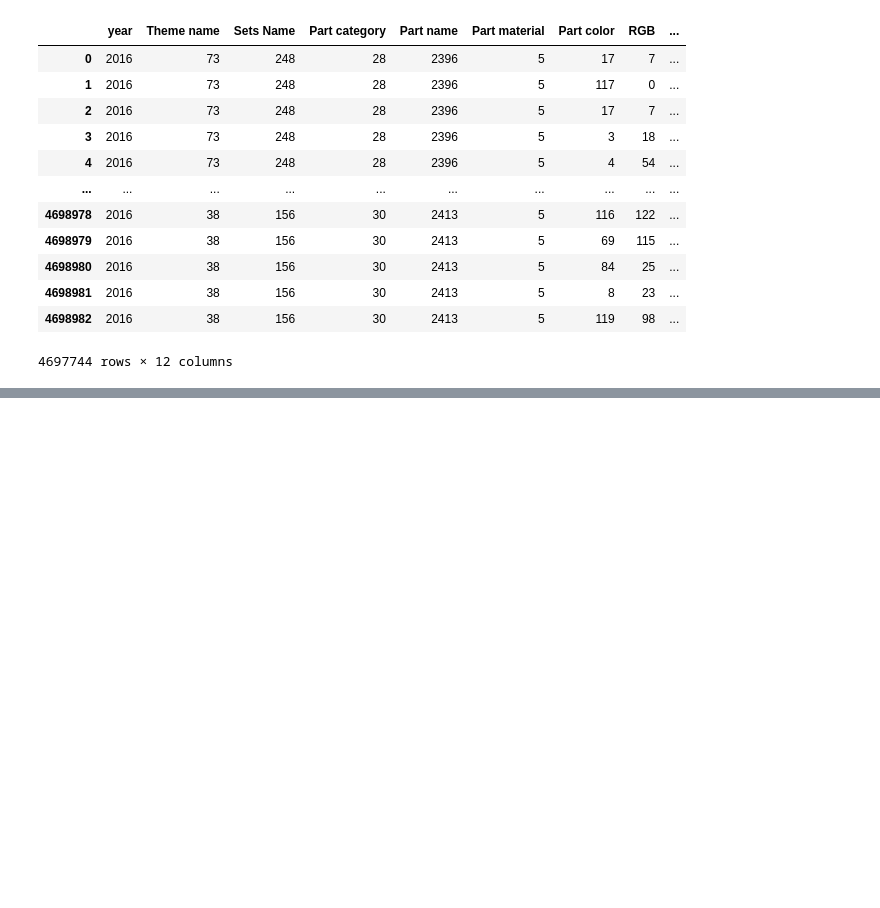
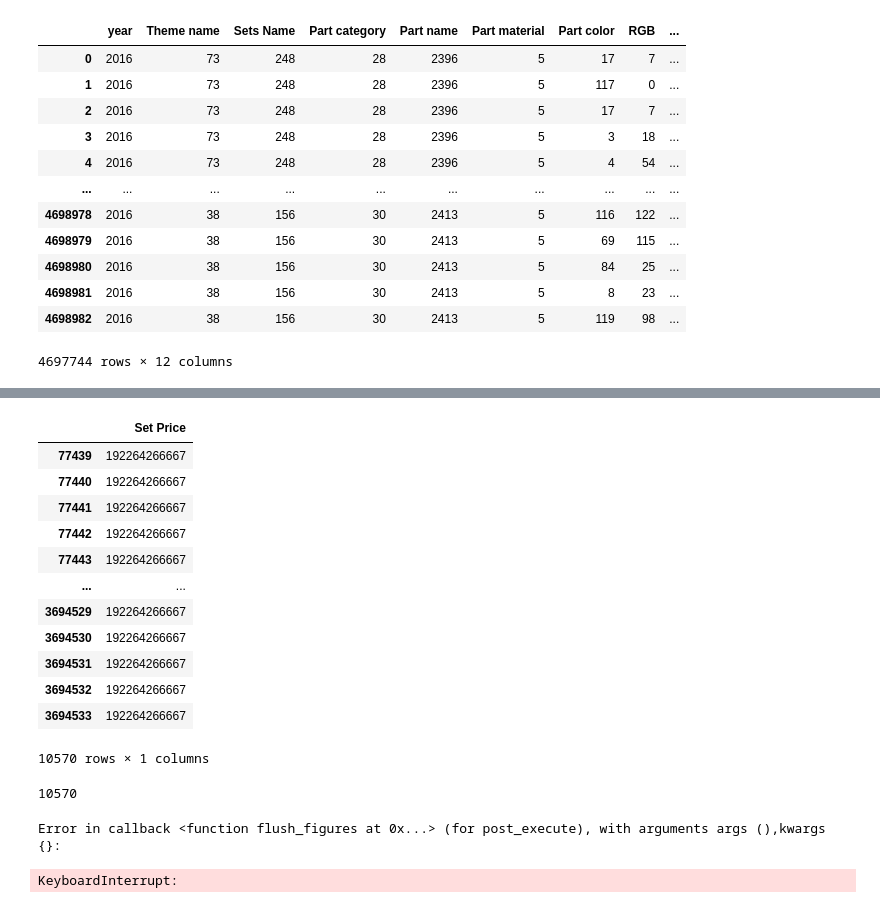
Before and after one commit to AlexCawl/LegoPriceResearchLab, a Jupyter notebook: exploring.ipynb, the cells around one changed output, grey strips where cells are left out. Cells and saved outputs as stored; diff of their text form; code cells hidden in the pictures; blank space fills up the shorter version.

```diff
--- a/exploring.ipynb
+++ b/exploring.ipynb
@@ -195,0 +74,28 @@ Execution time for 'get_info' took 0.0003600120544433594 seconds
+# %%
+wtf = lego[lego['Theme name'] == 5][['Set Price']]
+wtf
+# %% [output]
+|  | Set Price |
+| 77439 | 192264266667 |
+| 77440 | 192264266667 |
+| 77441 | 192264266667 |
+| 77442 | 192264266667 |
+| 77443 | 192264266667 |
+| ... | ... |
+| 3694529 | 192264266667 |
+| 3694530 | 192264266667 |
+| 3694531 | 192264266667 |
+| 3694532 | 192264266667 |
+| 3694533 | 192264266667 |
+10570 rows × 1 columns
+# %%
+len(wtf[wtf['Set Price'] == 192264266667])
+# %% [output]
+10570
+# %%
+from pandas.plotting import scatter_matrix
+
+matrix = scatter_matrix(lego, figsize=(12, 8))
+# %% [output]
+Error in callback <function flush_figures at 0x...> (for post_execute), with arguments args (),kwargs {}:
+KeyboardInterrupt:
```
Also changed, not shown: parts of 10 cells of this notebook, 48 other files.
